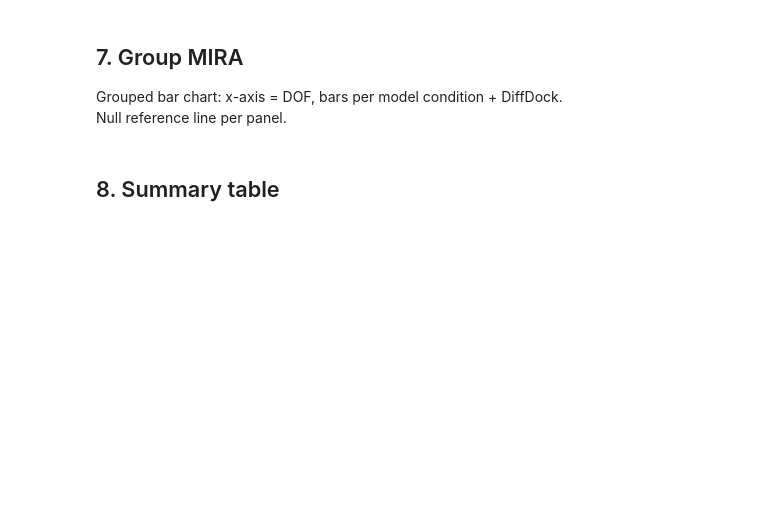
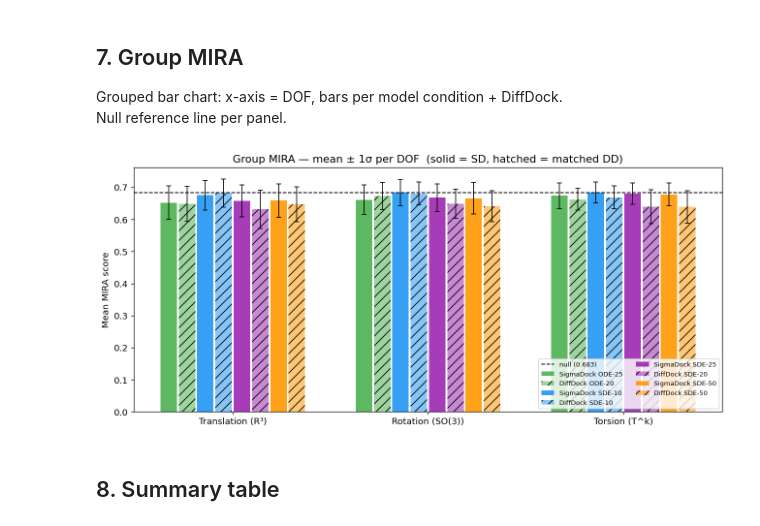
Before and after one commit to quentin-fuchs/MasterThesis, a Jupyter notebook: notebooks/comparison_diffdock_sigmadock.ipynb, the cells around one changed output. Cells and saved outputs as stored; diff of their text form; code cells hidden in the pictures; blank space fills up the shorter version.

```diff
--- a/notebooks/comparison_diffdock_sigmadock.ipynb
+++ b/notebooks/comparison_diffdock_sigmadock.ipynb
@@ -342,62 +363,66 @@ for g in GROUPS:
 Grouped bar chart: x-axis = DOF, bars per model condition + DiffDock.
 Null reference line per panel.
 # %%
-# Collect group MIRA means
-all_models = list(CONDITIONS.keys()) + ['diffdock']
-all_labels = [CONDITIONS[c]['label'] for c in CONDITIONS] + [DD_LABEL]
-all_colors = [CONDITIONS[c]['color'] for c in CONDITIONS] + [DD_COLOR]
+all_models  = list(CONDITIONS.keys())
+all_labels  = [CONDITIONS[c]['label']    for c in CONDITIONS]
+all_colors  = [CONDITIONS[c]['color']    for c in CONDITIONS]
+all_dd_lbls = [CONDITIONS[c]['dd_label'] for c in CONDITIONS]
 
-group_means = {m: {} for m in all_models}
-group_stds  = {m: {} for m in all_models}
-group_ns    = {m: {} for m in all_models}
+group_means    = {m: {} for m in all_models}
+group_stds     = {m: {} for m in all_models}
+group_dd_means = {m: {} for m in all_models}
+group_dd_stds  = {m: {} for m in all_models}
 
-for cond in CONDITIONS:
+for cond in all_models:
     for g in GROUPS:
         arr = sd[cond][f'mira_{g}']
         group_means[cond][g] = arr.mean() if arr is not None else None
         group_stds[cond][g]  = arr.std()  if arr is not None else None
-        group_ns[cond][g]    = len(arr)   if arr is not None else 0
+        arr_dd = dd[cond][f'mira_{g}']
+        group_dd_means[cond][g] = arr_dd.mean() if arr_dd is not None else None
+        group_dd_stds[cond][g]  = arr_dd.std()  if arr_dd is not None else None
 
-for g in GROUPS:
-    arr = dd[f'mira_{g}']
-    group_means['diffdock'][g] = arr.mean() if arr is not None else None
-    group_stds['diffdock'][g]  = arr.std()  if arr is not None else None
-    group_ns['diffdock'][g]    = len(arr)   if arr is not None else 0
-
-any_data = any(group_means[m][g] is not None
-               for m in all_models for g in GROUPS)
+any_data = any(group_means[m][g] is not None for m in all_models for g in GROUPS)
 if not any_data:
     print('No group MIRA data yet.')
 else:
     n_models = len(all_models)
     x = np.arange(len(GROUPS))
-    w = 0.75 / n_models
-    offsets = np.linspace(-(n_models-1)*w/2, (n_models-1)*w/2, n_models)
+    w = 0.75 / (n_models * 2)
+    offsets = np.linspace(-(n_models - 0.5) * w, (n_models - 0.5) * w, n_models * 2)
 
-    fig, ax = plt.subplots(figsize=(10, 5))
-    for i, (model, lbl, col) in enumerate(zip(all_models, all_labels, all_colors)):
-        means = [group_means[model][g] for g in GROUPS]
-        stds  = [group_stds[model][g]  for g in GROUPS]
-        valid = [m is not None for m in means]
-        xpos  = x[valid] + offsets[i]
-        m_arr = [m for m, v in zip(means, valid) if v]
-        s_arr = [s for s, v in zip(stds,  valid) if v]
-        if m_arr:
-            ax.bar(xpos, m_arr, w * 0.9, color=col, alpha=0.85,
-                   label=lbl, yerr=s_arr, capsize=3,
-                   error_kw={'ecolor': 'k', 'lw': 1})
+    fig, ax = plt.subplots(figsize=(11, 5))
+    for i, (model, lbl, dd_lbl, col) in enumerate(zip(all_models, all_labels, all_dd_lbls, all_colors)):
+        # SD bars
+        sd_means = [group_means[model][g]    for g in GROUPS]
+        sd_stds  = [group_stds[model][g]     for g in GROUPS]
+        dd_means = [group_dd_means[model][g] for g in GROUPS]
+        dd_stds  = [group_dd_stds[model][g]  for g in GROUPS]
+
+        valid_sd = [m is not None for m in sd_means]
+        valid_dd = [m is not None for m in dd_means]
+
+        if any(valid_sd):
+            ax.bar(x[valid_sd] + offsets[i*2], [m for m, v in zip(sd_means, valid_sd) if v],
+                   w * 0.9, color=col, alpha=0.9, label=lbl,
+                   yerr=[s for s, v in zip(sd_stds, valid_sd) if v],
+                   capsize=3, error_kw={'ecolor': 'k', 'lw': 1})
+        if any(valid_dd):
+            ax.bar(x[valid_dd] + offsets[i*2+1], [m for m, v in zip(dd_means, valid_dd) if v],
+                   w * 0.9, color=col, alpha=0.55, hatch='//', label=dd_lbl,
+                   yerr=[s for s, v in zip(dd_stds, valid_dd) if v],
+                   capsize=3, error_kw={'ecolor': 'k', 'lw': 1})
 
     ax.axhline(MIRA_NULL, color='k', ls='--', lw=1.2, label=f'null ({MIRA_NULL:.3f})')
     ax.set_xticks(x)
     ax.set_xticklabels([GROUP_LABELS[g] for g in GROUPS])
     ax.set_ylabel('Mean MIRA score')
-    ax.set_title('Group MIRA — mean ± 1σ per DOF  (K=100)')
-    ax.legend(fontsize=9, loc='lower right')
-    ax.set_ylim(bottom=min(MIRA_NULL - 0.05,
-                           min((v for m in all_models for v in group_means[m].values()
-                                if v is not None), default=MIRA_NULL) - 0.02))
+    ax.set_title('Group MIRA — mean ± 1σ per DOF  (solid = SD, hatched = matched DD)')
+    ax.legend(fontsize=8, loc='lower right', ncol=2)
     fig.tight_layout()
     plt.show()
+# %% [output]
+[figure, added]
 # %% [markdown]
 ## 8. Summary table
 # %%
```
Also changed, not shown: parts of 11 cells of this notebook, 1 other file.
